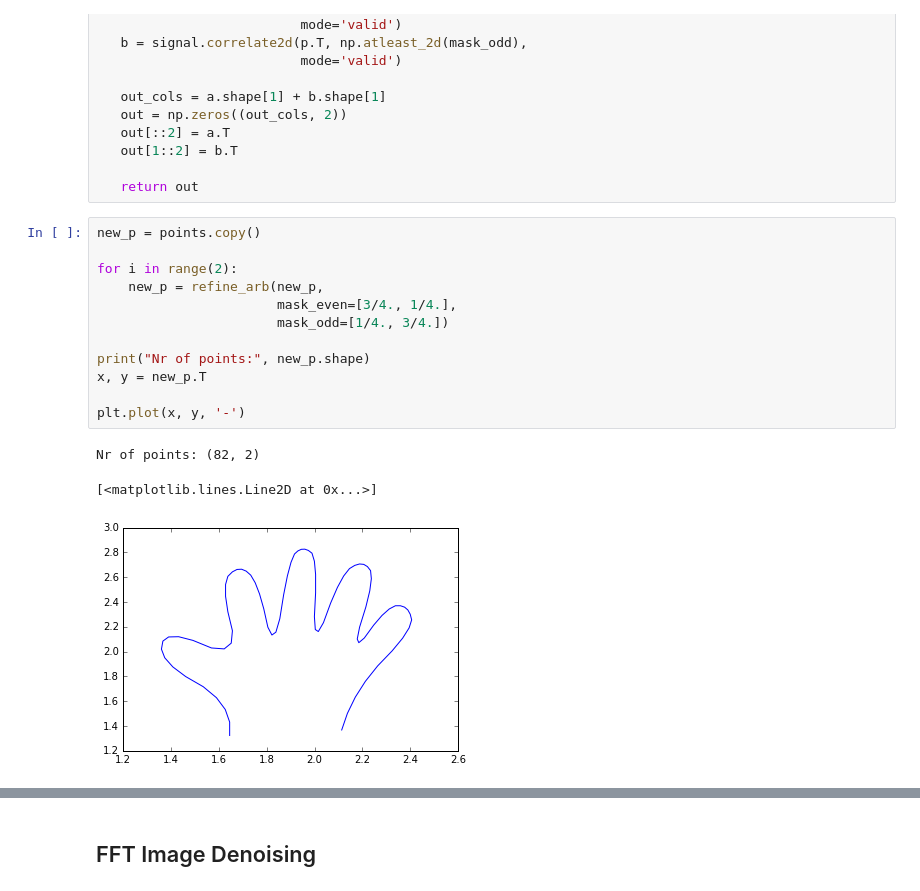
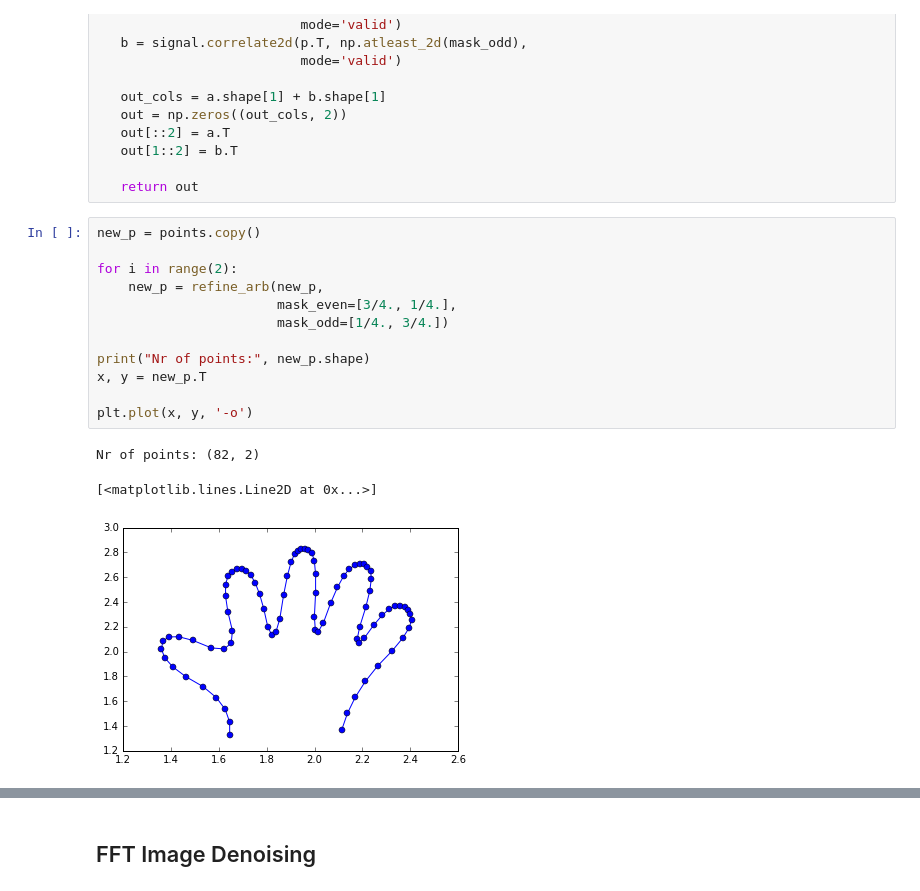
Before and after one commit to stefanv/teaching, a Jupyter notebook: 2011_euroscipy_paris_sci_comp_intro/Scientific Computing Intro.ipynb, the cells around one changed output, grey strips where cells are left out. Drawn from its saved outputs; the diff is of its cells as text.

```diff
--- a/2011_euroscipy_paris_sci_comp_intro/Scientific Computing Intro.ipynb
+++ b/2011_euroscipy_paris_sci_comp_intro/Scientific Computing Intro.ipynb
@@ -258,19 +258,19 @@ def refine_arb(p, mask_even=None, mask_odd=None):
 # %%
 new_p = points.copy()
 
 for i in range(2):
     new_p = refine_arb(new_p,
                        mask_even=[3/4., 1/4.],
                        mask_odd=[1/4., 3/4.])
 
 print("Nr of points:", new_p.shape)
 x, y = new_p.T
 
-plt.plot(x, y, '-')
+plt.plot(x, y, '-o')
 # %% [output]
 Nr of points: (82, 2)
 [<matplotlib.lines.Line2D at 0x...>]
-[figure, old version]
+[figure, new version]
 # %%
 new_p = points.copy()
 
```
Also changed, not shown: parts of 16 cells of this notebook.
